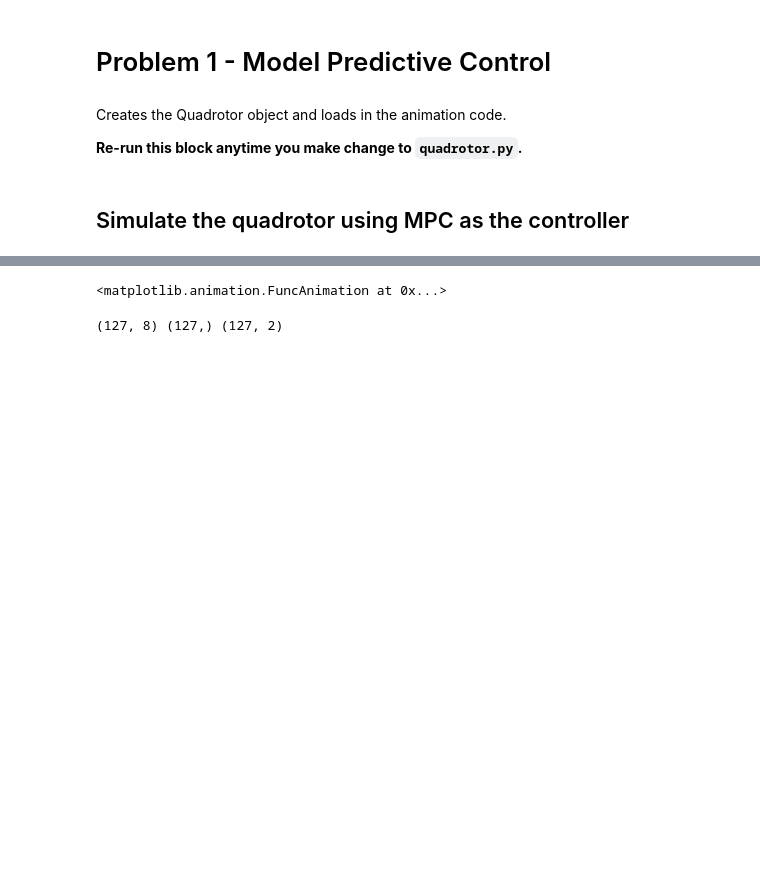
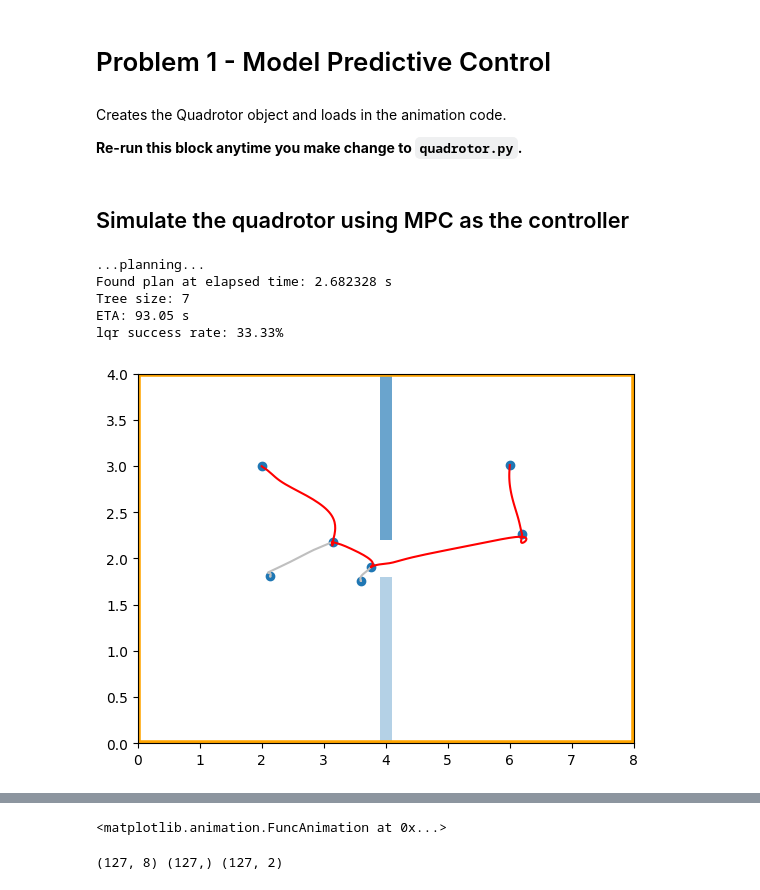
Before and after one commit to clee009/MEAM517-Final-Project, a Jupyter notebook: final_project.ipynb, the cells around one changed output, grey strips where cells are left out. Saved outputs shown, nothing was run; the diff lists cells and outputs as text; code cells hidden in the pictures; blank space fills up the shorter version.

```diff
--- a/final_project.ipynb
+++ b/final_project.ipynb
@@ -9,38 +9,44 @@ Creates the Quadrotor object and loads in the animation code.
 # %%
 from path_planner_lqrrt import PathPlannerLQRRT
 from scipy.integrate import solve_ivp
 import matplotlib.pyplot as plt
 import importlib
 
 from quad_sim_pendulum import simulate_quadrotor
 
 # Need to reload the module to use the latest code
 import quadrotor_with_pendulum
 importlib.reload(quadrotor_with_pendulum)
 from quadrotor_with_pendulum import QuadrotorPendulum
 from animation import Animation
 from obstacles import Obstacles
 
 import numpy as np
 
 # Weights of LQR cost
 R = np.eye(2)
 Q = np.diag([10, 10, 1, 1, 1, 1, 1, 1])
 Qf = Q
 
 # End time of the simulation
 tf = 10
 
 # Construct our quadrotor controller
-quadrotor = QuadrotorPendulum(Q, R, Qf, input_max=30)
+x0 = np.array([2, 3, 0, 0, 0, 0, 0, 0])
+xf = np.array([6, 3, 0, 0, 0, 0, 0, 0])
+quadrotor = QuadrotorPendulum(Q, R, Qf, xf, input_max=30)
 obstacles = Obstacles("./configs/world.yaml")
 
 rrt = PathPlannerLQRRT("./configs/lqrrt.yaml", obstacles, quadrotor)
-x0 = np.array([2, 3, 0, 0, 0, 0, 0, 0])
-xf = np.array([6, 3, 0, 0, 0, 0, 0, 0])
-
-planner = rrt.get_planner(x0, xf)
+planner = rrt.get_planner()
 rrt.plot_result(planner)
+# %% [output]
+...planning...
+Found plan at elapsed time: 2.682328 s
+Tree size: 7
+ETA: 93.05 s
+lqr success rate: 33.33%
+[figure, added]
 # %% [markdown]
 <a style='text-decoration:none;line-height:16px;display:flex;color:#5B5B62;padding:10px;justify-content:end;' href='https://deepnote.com?utm_source=created-in-deepnote-cell&projectId=bc24b42c-2384-48c3-b1e2-6f6c0205f5f5' target="_blank">
 <img alt='Created in deepnote.com' style='display:inline;max-height:16px;margin:0px;margin-right:7.5px;' src='embedded-picture-1' > </img>
```
Also changed, not shown: 3 other files.
